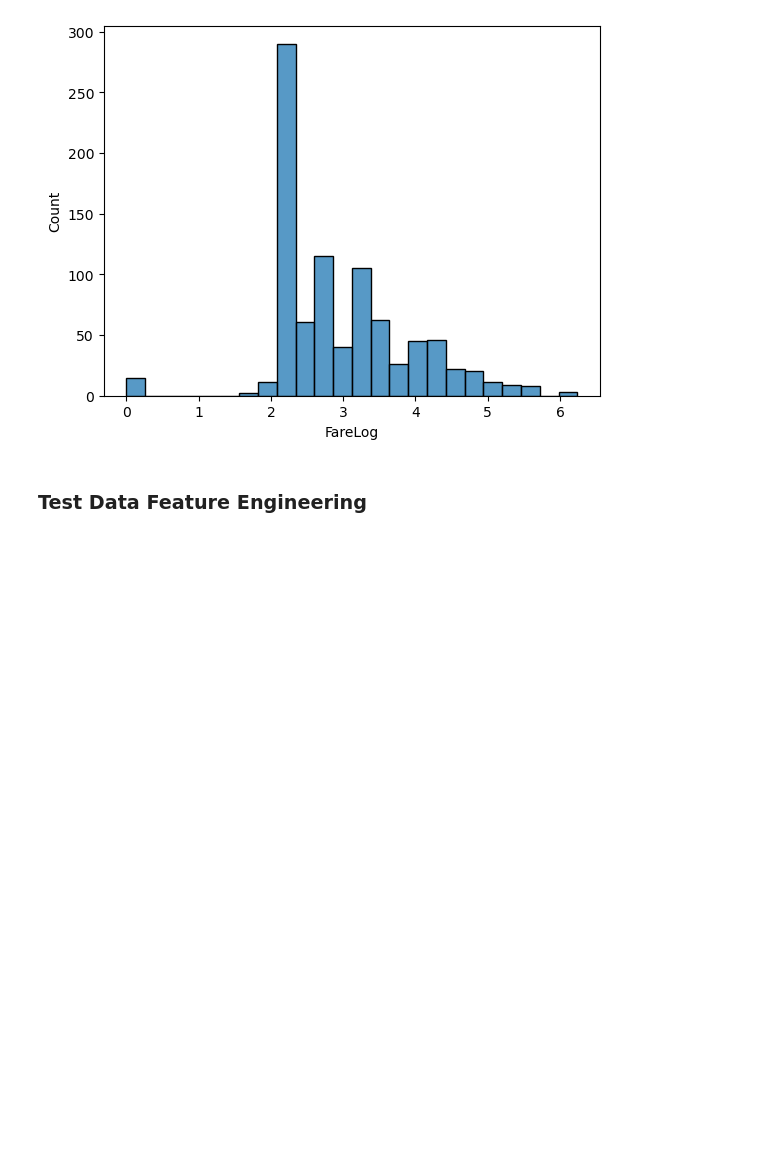
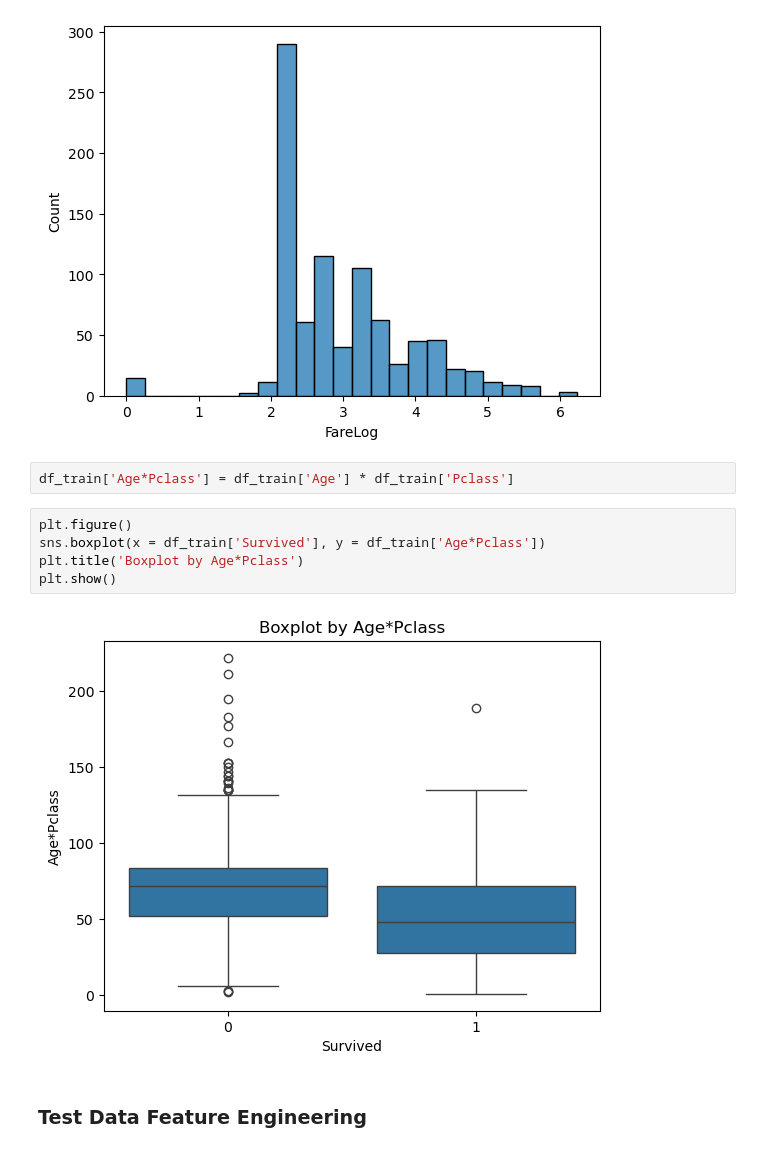
Before and after one commit to Baaunn/Titanic_Kaggle, a Jupyter notebook: feature_engineering.ipynb, the cells around one changed output. Cells and saved outputs as stored; diff of their text form; blank space fills up the shorter version.

Commit message:
age*pclass 추가

```diff
--- a/feature_engineering.ipynb
+++ b/feature_engineering.ipynb
@@ -220,6 +228,15 @@ sns.histplot(df_train['FareLog'])
 plt.show()
 # %% [output]
 [figure]
+# %%
+df_train['Age*Pclass'] = df_train['Age'] * df_train['Pclass']
+# %%
+plt.figure()
+sns.boxplot(x = df_train['Survived'], y = df_train['Age*Pclass'])
+plt.title('Boxplot by Age*Pclass')
+plt.show()
+# %% [output]
+[figure, added]
 # %% [markdown]
 ### Test Data Feature Engineering
 # %%
```
Also changed, not shown: parts of 3 cells of this notebook.
